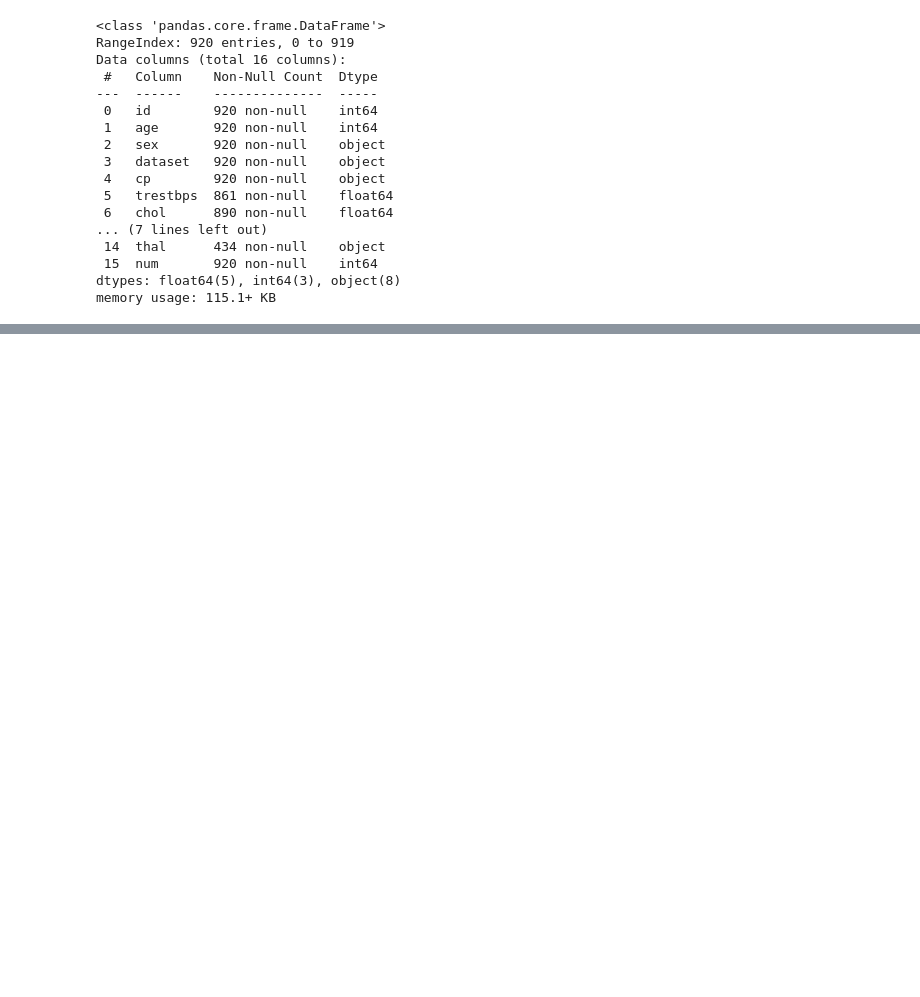
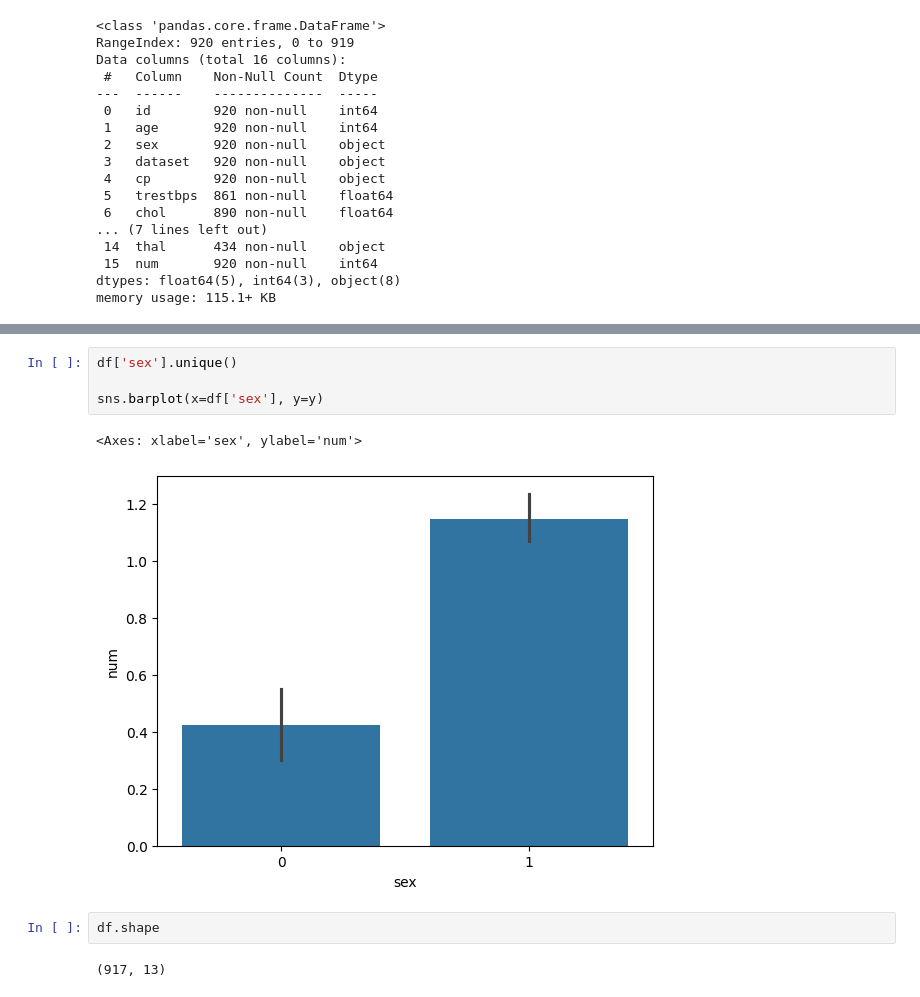
Before and after one commit to munshifff/Heart-Disease-Prediction, a Jupyter notebook: heart.ipynb, the cells around one changed output, grey strips where cells are left out. Saved outputs shown, nothing was run; the diff lists cells and outputs as text; blank space fills up the shorter version.

```diff
--- a/heart.ipynb
+++ b/heart.ipynb
@@ -45,0 +231,11 @@ df.describe()
+# %%
+df['sex'].unique()
+
+sns.barplot(x=df['sex'], y=y)
+# %% [output]
+<Axes: xlabel='sex', ylabel='num'>
+[figure, added]
+# %%
+df.shape
+# %% [output]
+(917, 13)
```
Also changed, not shown: parts of 59 cells of this notebook.
